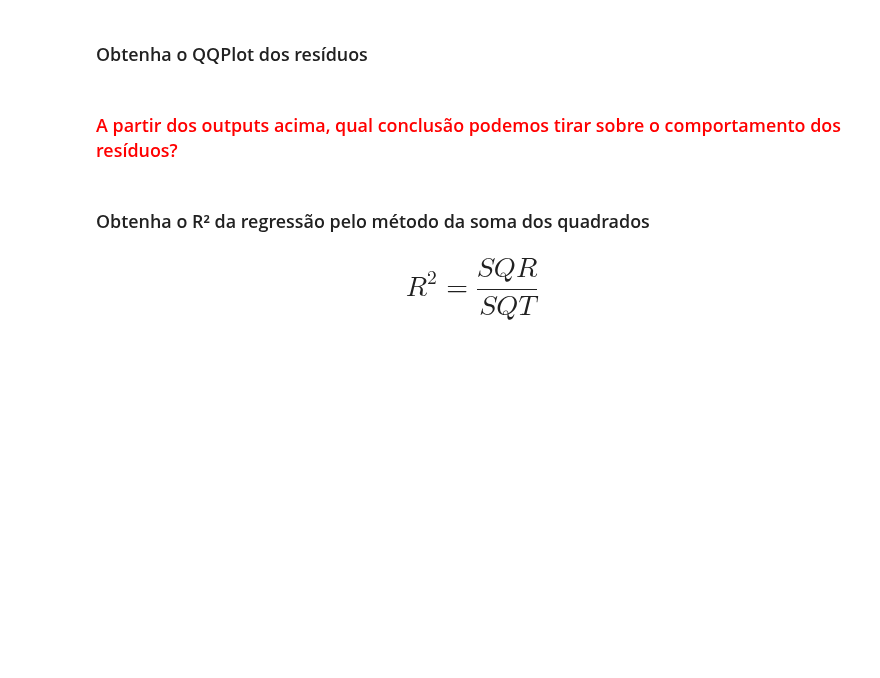
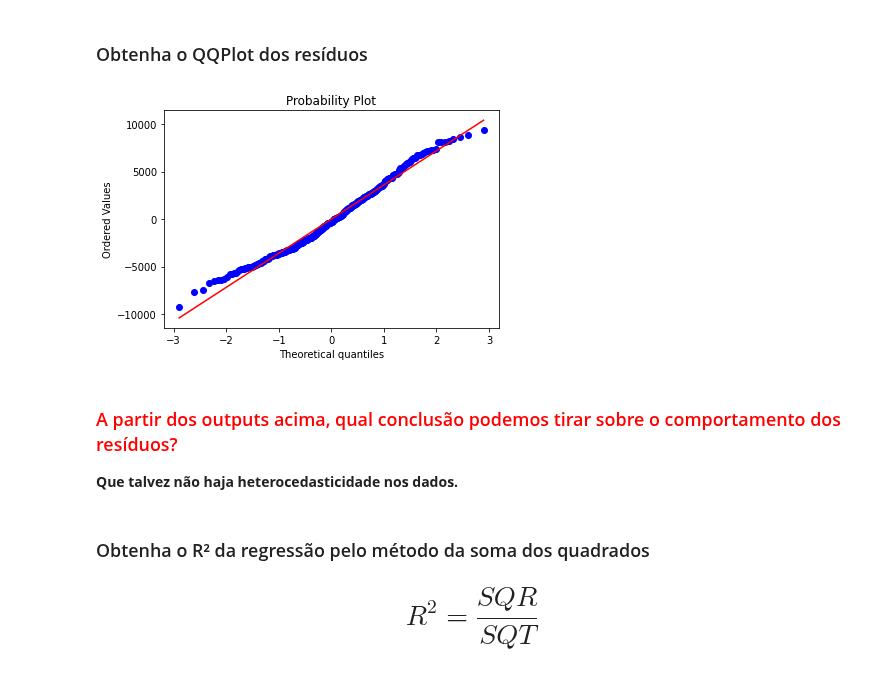
Before and after one commit to muriloWeber/dataScienceAlura, a Jupyter notebook: dataScienceEstatisticaComPythonCorrelacaoERegressao/Projeto_Correlacao_e_Regressao.ipynb, the cells around one changed output. Cells and saved outputs as stored; diff of their text form; code cells hidden in the pictures; blank space fills up the shorter version.

```diff
--- a/dataScienceEstatisticaComPythonCorrelacaoERegressao/Projeto_Correlacao_e_Regressao.ipynb
+++ b/dataScienceEstatisticaComPythonCorrelacaoERegressao/Projeto_Correlacao_e_Regressao.ipynb
@@ -178,7 +203,16 @@ df.head()
 # %% [markdown]
 ### Obtenha o QQPlot dos resíduos
+# %%
+from scipy.stats import probplot
+import matplotlib.pyplot as plt
+
+(_,(_, _, _)) = probplot(df.Residuos, plot=plt)
+# %% [output]
+[figure, added]
 # %% [markdown]
 ### <font color='red'>A partir dos outputs acima, qual conclusão podemos tirar sobre o comportamento dos resíduos?</font>
+
+**Que talvez não haja heterocedasticidade nos dados.**
 # %% [markdown]
 ### Obtenha o R² da regressão pelo método da soma dos quadrados
 
```
Also changed, not shown: parts of 13 cells of this notebook.
